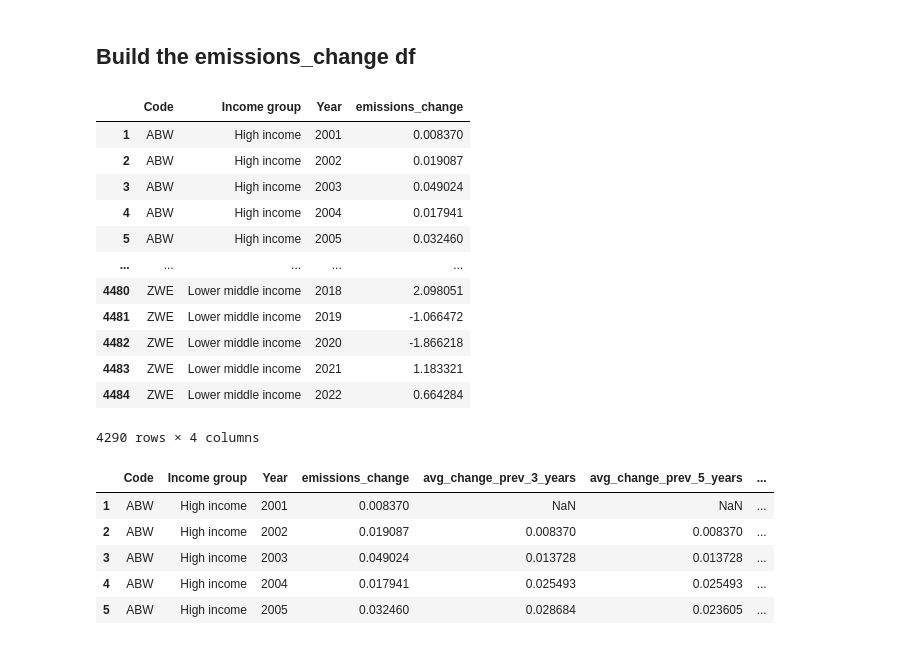
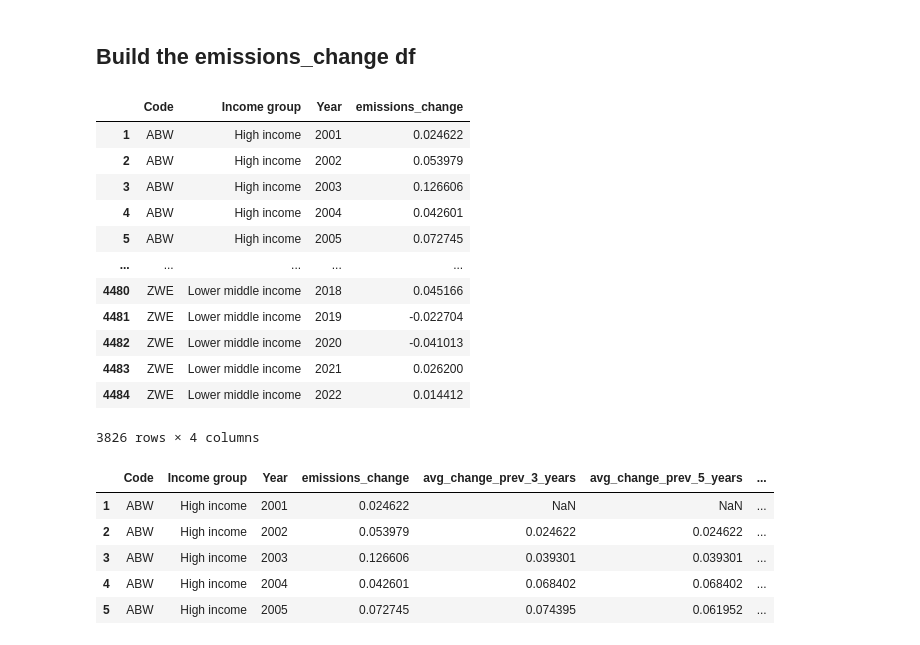
Before and after one commit to jroblar/ndc_evaluation, a Jupyter notebook: data_processing_scripts/policy_feature_engineering.ipynb, the cells around one changed output. Cells and saved outputs as stored; diff of their text form; code cells hidden in the pictures.

```diff
--- a/data_processing_scripts/policy_feature_engineering.ipynb
+++ b/data_processing_scripts/policy_feature_engineering.ipynb
@@ -453,24 +474,25 @@ df_final_total_emissions.to_csv(os.path.join(processed_data_dir_path, 'total_emi
 ## Build the emissions_change df
 # %%
 emissions_change_df = prev_year_emissions_df.copy()
-emissions_change_df['emissions_change'] = emissions_change_df['Total Emissions'] - emissions_change_df['prev_year_emission']
 emissions_change_df = emissions_change_df.dropna()
-emissions_change_df = emissions_change_df.drop(columns=['prev_year_emission', 'Total Emissions'])
+emissions_change_df = emissions_change_df[(emissions_change_df['Total Emissions'] > 0) & (emissions_change_df['prev_year_emission'] > 0)]
+emissions_change_df['emissions_change'] = np.log(emissions_change_df['Total Emissions']) - np.log(emissions_change_df['prev_year_emission'])
+emissions_change_df =  emissions_change_df.drop(columns=['prev_year_emission', 'Total Emissions'])
 emissions_change_df
 # %% [output]
 |  | Code | Income group | Year | emissions_change |
-| 1 | ABW | High income | 2001 | 0.008370 |
-| 2 | ABW | High income | 2002 | 0.019087 |
-| 3 | ABW | High income | 2003 | 0.049024 |
-| 4 | ABW | High income | 2004 | 0.017941 |
-| 5 | ABW | High income | 2005 | 0.032460 |
+| 1 | ABW | High income | 2001 | 0.024622 |
+| 2 | ABW | High income | 2002 | 0.053979 |
+| 3 | ABW | High income | 2003 | 0.126606 |
+| 4 | ABW | High income | 2004 | 0.042601 |
+| 5 | ABW | High income | 2005 | 0.072745 |
 | ... | ... | ... | ... | ... |
-| 4480 | ZWE | Lower middle income | 2018 | 2.098051 |
-| 4481 | ZWE | Lower middle income | 2019 | -1.066472 |
-| 4482 | ZWE | Lower middle income | 2020 | -1.866218 |
-| 4483 | ZWE | Lower middle income | 2021 | 1.183321 |
-| 4484 | ZWE | Lower middle income | 2022 | 0.664284 |
+| 4480 | ZWE | Lower middle income | 2018 | 0.045166 |
+| 4481 | ZWE | Lower middle income | 2019 | -0.022704 |
+| 4482 | ZWE | Lower middle income | 2020 | -0.041013 |
+| 4483 | ZWE | Lower middle income | 2021 | 0.026200 |
+| 4484 | ZWE | Lower middle income | 2022 | 0.014412 |
-4290 rows × 4 columns
+3826 rows × 4 columns
 # %%
 emissions_change_df = get_avg_change_in_previous_years(emissions_change_df, 3)
 emissions_change_df = get_avg_change_in_previous_years(emissions_change_df, 5)
@@ -478,11 +500,11 @@ emissions_change_df = get_previous_year_change(emissions_change_df)
 emissions_change_df.head()
 # %% [output]
 |  | Code | Income group | Year | emissions_change | avg_change_prev_3_years | avg_change_prev_5_years | ... |
-| 1 | ABW | High income | 2001 | 0.008370 | NaN | NaN | ... |
-| 2 | ABW | High income | 2002 | 0.019087 | 0.008370 | 0.008370 | ... |
-| 3 | ABW | High income | 2003 | 0.049024 | 0.013728 | 0.013728 | ... |
-| 4 | ABW | High income | 2004 | 0.017941 | 0.025493 | 0.025493 | ... |
-| 5 | ABW | High income | 2005 | 0.032460 | 0.028684 | 0.023605 | ... |
+| 1 | ABW | High income | 2001 | 0.024622 | NaN | NaN | ... |
+| 2 | ABW | High income | 2002 | 0.053979 | 0.024622 | 0.024622 | ... |
+| 3 | ABW | High income | 2003 | 0.126606 | 0.039301 | 0.039301 | ... |
+| 4 | ABW | High income | 2004 | 0.042601 | 0.068402 | 0.068402 | ... |
+| 5 | ABW | High income | 2005 | 0.072745 | 0.074395 | 0.061952 | ... |
 # %%
 df_final_emissions_change = pd.merge(policies_in_the_last_years, emissions_change_df, left_on=['iso3', 'year'], right_on=['Code', 'Year'], how='inner')
 df_final_emissions_change = df_final_emissions_change.drop(columns=['Code', 'Year'])
```
Also changed, not shown: parts of 10 cells of this notebook.
